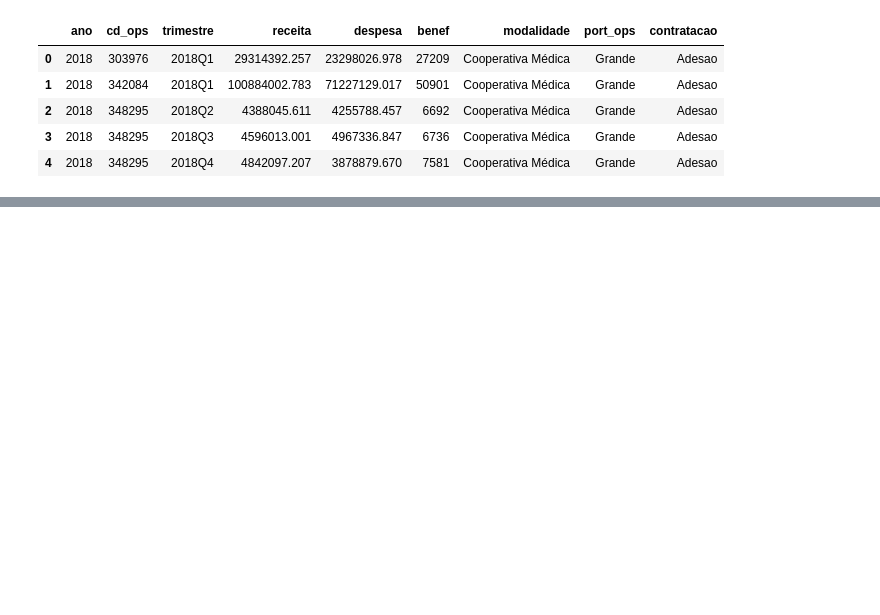
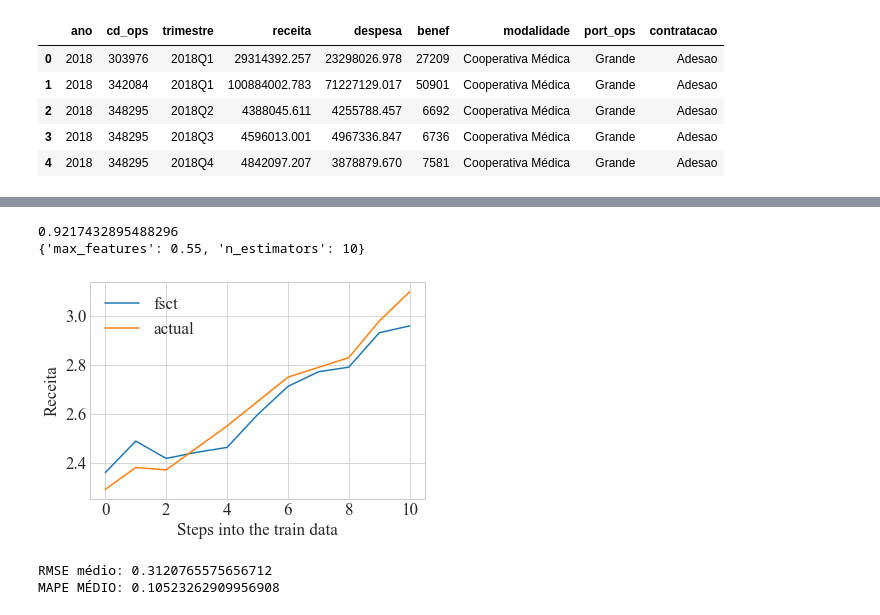
Before and after one commit to ricardofernando/TCC, a Jupyter notebook: codigos/preparacao_dados/analise_agrupadas/adesao/porte_grande/adesao_grande_cooperativa_medica/RF_ade_g_coopmed.ipynb, the cells around one changed output, grey strips where cells are left out. Drawn from its saved outputs; the diff is of its cells as text; code cells hidden in the pictures; blank space fills up the shorter version.

```diff
--- a/codigos/preparacao_dados/analise_agrupadas/adesao/porte_grande/adesao_grande_cooperativa_medica/RF_ade_g_coopmed.ipynb
+++ b/codigos/preparacao_dados/analise_agrupadas/adesao/porte_grande/adesao_grande_cooperativa_medica/RF_ade_g_coopmed.ipynb
@@ -225,0 +310,37 @@ r2_score(list(y_test),list(fcst))
+# %%
+fcst = my_rf.predict(X_train)
+print(r2_score(list(y_train),list(fcst)))
+print(my_rf.best_params_)
+# %% [output]
+0.9217432895488296
+{'max_features': 0.55, 'n_estimators': 10}
+# %%
+plt.plot(list(fcst))
+plt.plot(list(y_train))
+plt.legend(['fsct','actual'])
+plt.ylabel('Receita')
+plt.xlabel('Steps into the train data')
+plt.show()
+# %% [output]
+[figure, added]
+# %%
+from sklearn.model_selection import TimeSeriesSplit
+tscv = TimeSeriesSplit(n_splits = 3,test_size=2)
+rmse_list = []
+mape_list = []
+
+for train_index, test_index in tscv.split(X_train):
+    X_train_split, X_test_split = X.iloc[train_index], X.iloc[test_index]
+    y_train_split, y_test_split = y.iloc[train_index], y.iloc[test_index]
+
+    my_rf.fit(X_train_split,y_train_split)
+    fcst = my_rf.predict(X_test_split)
+
+    rmse_list.append(np.sqrt(mean_squared_error(list(y_test_split),list(fcst))))
+    mape_list.append(mean_absolute_percentage_error(list(y_test_split),list(fcst)))
+
+print("RMSE médio: {}".format(np.mean(rmse_list)))
+print("MAPE Médio: {}".format(np.mean(mape_list)))
+# %% [output]
+RMSE médio: 0.3120765575656712
+MAPE MÉDIO: 0.10523262909956908
```
Also changed, not shown: parts of 15 cells of this notebook, 16 other files.
